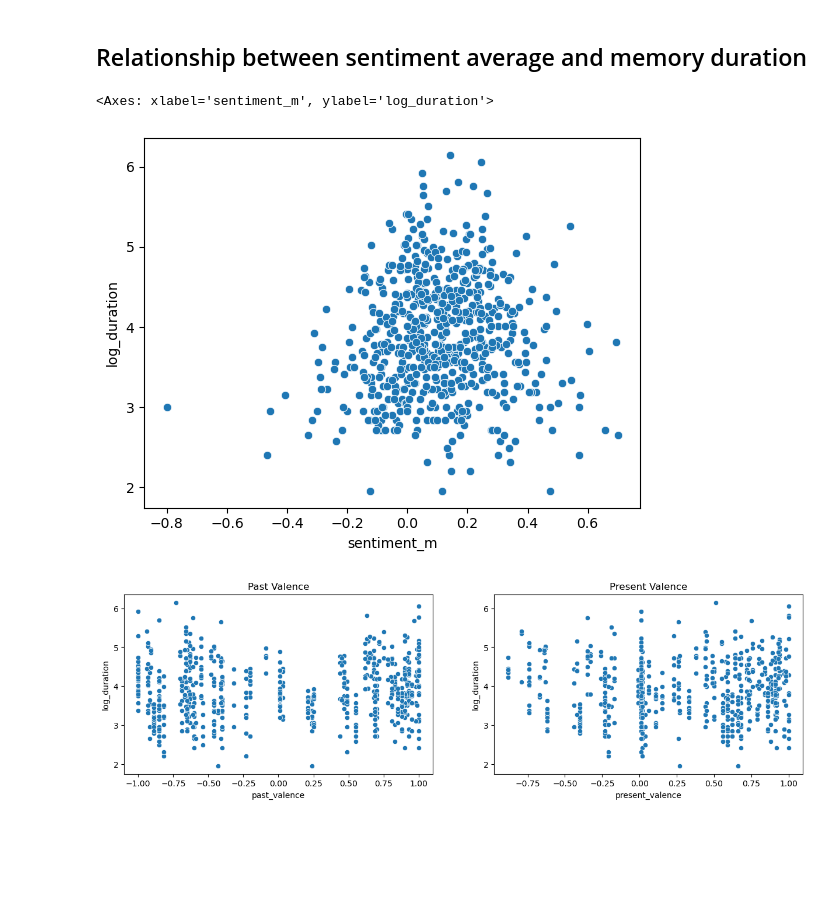
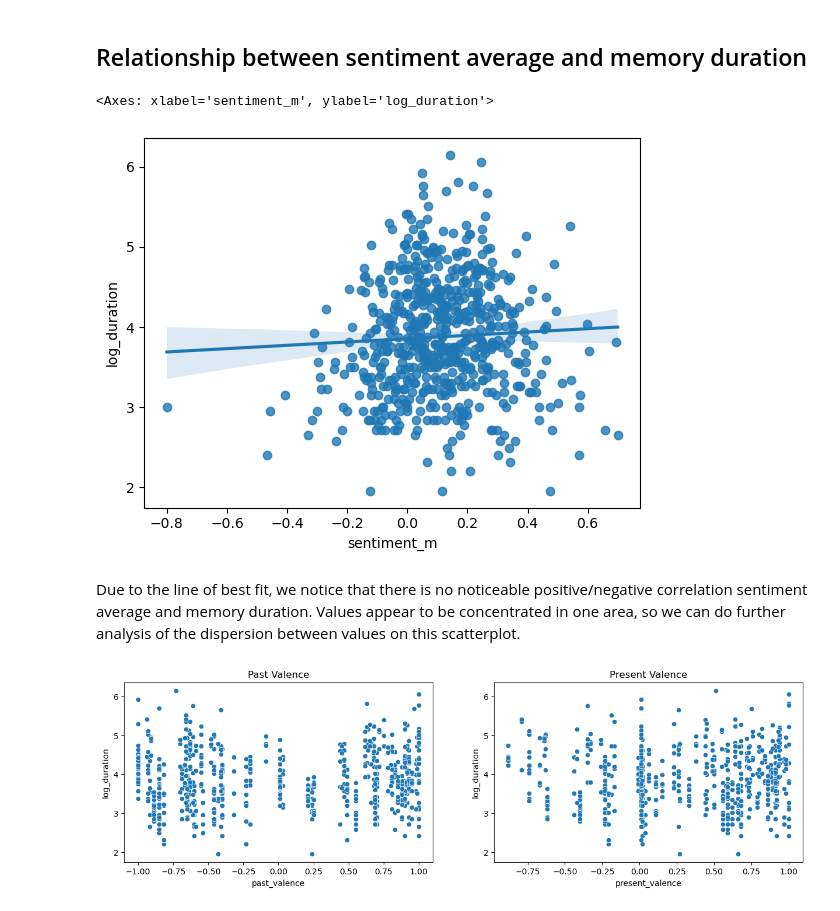
Before and after one commit to emw017/Group125_WI26, a Jupyter notebook: 02-EDACheckpoint.ipynb, the cells around one changed output. Drawn from its saved outputs; the diff is of its cells as text; code cells hidden in the pictures; blank space fills up the shorter version.

Commit message:
added analysis description, edited some code

```diff
--- a/02-EDACheckpoint.ipynb
+++ b/02-EDACheckpoint.ipynb
@@ -811,6 +811,7 @@ For this data set, we will get a closer look at what particular emotions can tel
 # %%
 ## YOUR CODE HERE
 emotions_df = pd.read_csv("data/02-processed/emotions_dataset.csv")
+emotions_df['log_duration'] = np.log1p(emotions_df['emotional_memory_duration'])
 emotions_df.head()
 # %% [output]
 |  | participant | gender | cue_word | emotional_memory | emotional_memory_duration | past_valence | present_valence | ... |
@@ -852,10 +857,12 @@ Text(0.5, 1.0, 'Present Valence')
 # %% [markdown]
 ## Relationship between sentiment average and memory duration
 # %%
-sns.scatterplot(data=emotions_df, x= 'sentiment_m', y= 'log_duration')
+sns.regplot(data=emotions_df, x='sentiment_m', y='log_duration')
 # %% [output]
 <Axes: xlabel='sentiment_m', ylabel='log_duration'>
-[figure, old version]
+[figure, new version]
+# %% [markdown]
+Due to the line of best fit, we notice that there is no noticeable positive/negative correlation sentiment average and memory duration. Values appear to be concentrated in one area, so we can do further analysis of the dispersion between values on this scatterplot.
 # %%
 fig, axes = plt.subplots(1, 2, figsize=(15,4))
 sns.scatterplot(data= emotions_df, y= 'log_duration', x= 'past_valence', ax=axes[0])
```
Also changed, not shown: parts of 4 cells of this notebook.
